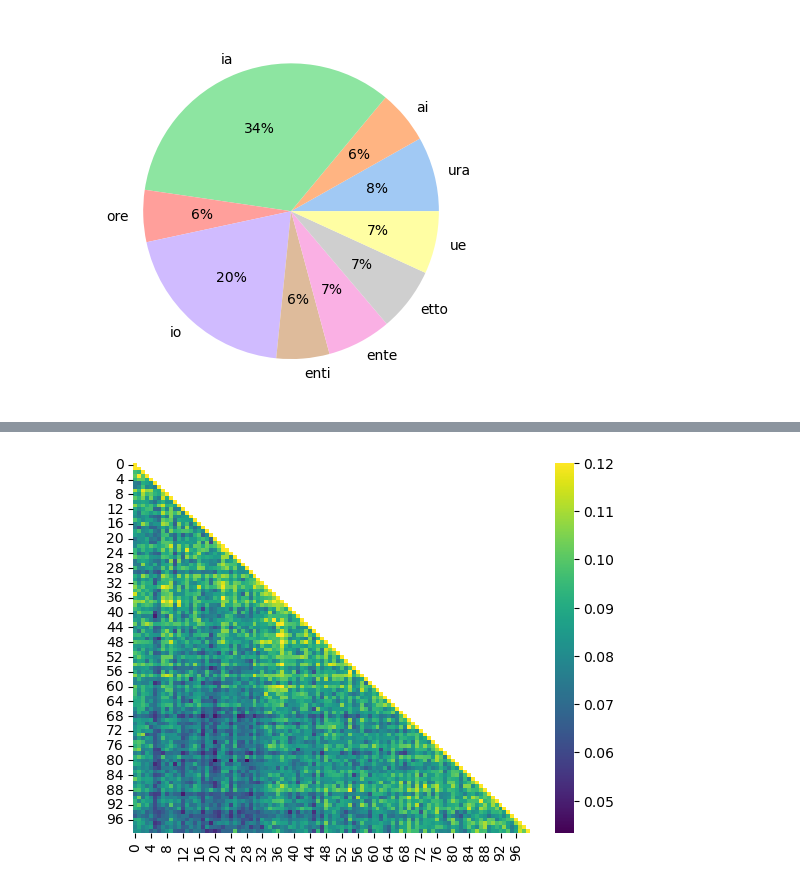
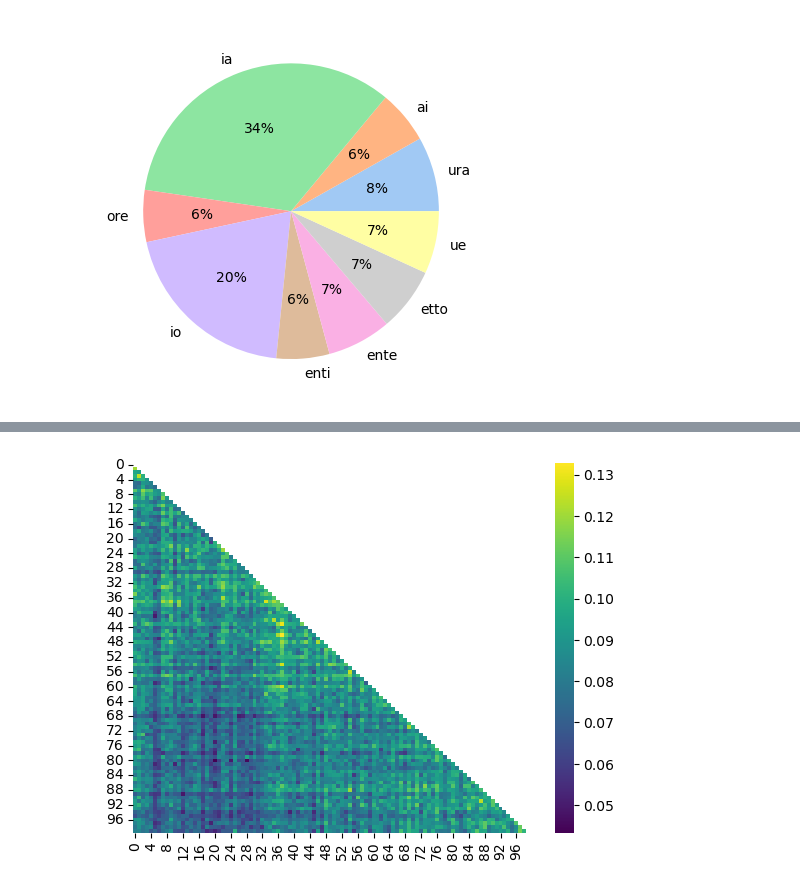
Before and after one commit to nLowry292/projects, a Jupyter notebook: dante/Dante_data_viz_project.ipynb, the cells around one changed output, grey strips where cells are left out. Drawn from its saved outputs; the diff is of its cells as text; code cells hidden in the pictures.

```diff
--- a/dante/Dante_data_viz_project.ipynb
+++ b/dante/Dante_data_viz_project.ipynb
@@ -215,14 +213,17 @@ start
 # %%
 # i think this technically does what i want, but it's not quite helpful. I probably need to use a better comparison test
 # and i definitely need to rethink how to display the data
 
 mask = np.triu(np.ones_like(canto_jaccard_comparisons, dtype=bool))
-mask[np.diag_indices_from(mask)] = False # Exclude diagonal
 
-sns.heatmap(canto_jaccard_comparisons, mask=mask, cmap='viridis', vmax=.12, annot=False)
+test = canto_jaccard_comparisons[0]
+test_mask = [True]*100
+test_mask[0]=False
+
+sns.heatmap(canto_jaccard_comparisons, cmap = 'viridis', mask=mask)
 plt.show()
 # %% [output]
-[figure, old version]
+[figure, new version]
 # %%
 # Cosine Similarity:
 
```
Also changed, not shown: parts of 9 cells of this notebook, 2 other files.
